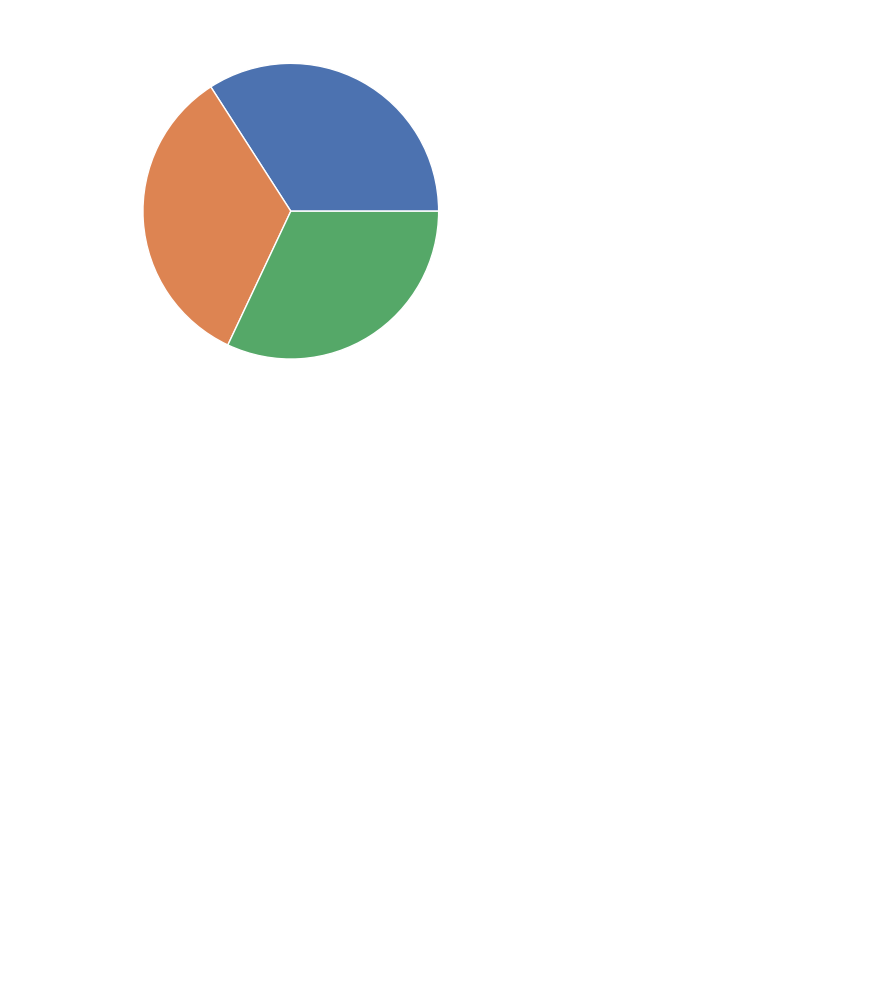
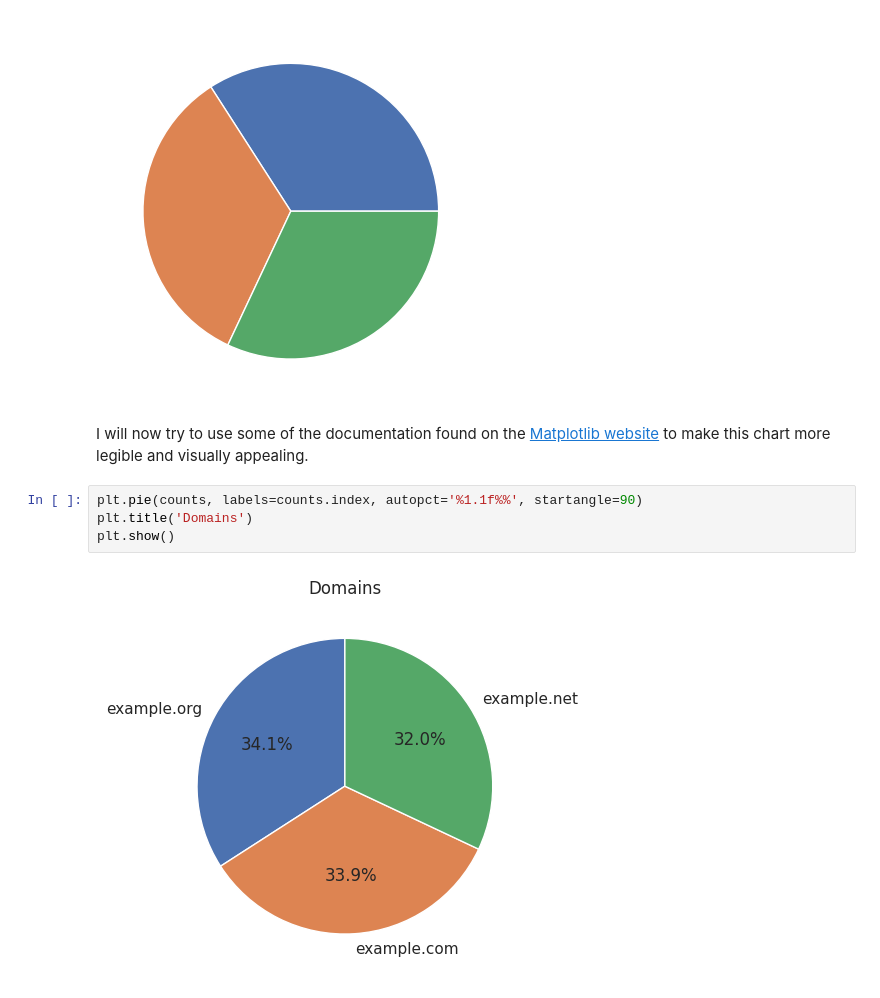
Before and after one commit to JBnkn/4369-programming-for-data-analytics, a Jupyter notebook: Assignments/assignment3-piechart.ipynb, the cells around one changed output. Drawn from its saved outputs; the diff is of its cells as text; blank space fills up the shorter version.

```diff
--- a/Assignments/assignment3-piechart.ipynb
+++ b/Assignments/assignment3-piechart.ipynb
@@ -63,3 +63,11 @@ plt.pie(counts)
 plt.show()
 # %% [output]
 [figure]
+# %% [markdown]
+I will now try to use some of the documentation found on the [Matplotlib website](https://matplotlib.org/stable/api/_as_gen/matplotlib.pyplot.pie.html) to make this chart more legible and visually appealing.
+# %%
+plt.pie(counts, labels=counts.index, autopct='%1.1f%%', startangle=90)
+plt.title('Domains')
+plt.show()
+# %% [output]
+[figure, added]
```
